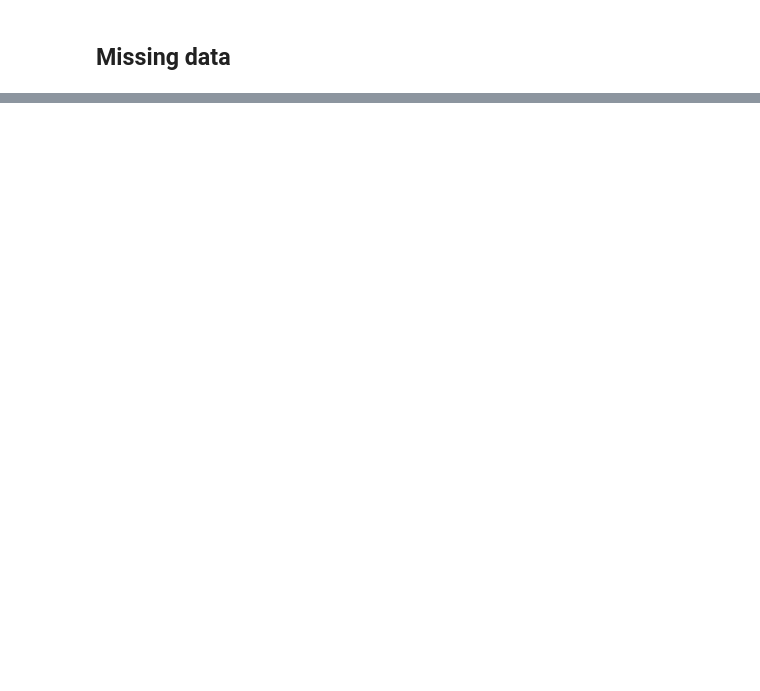
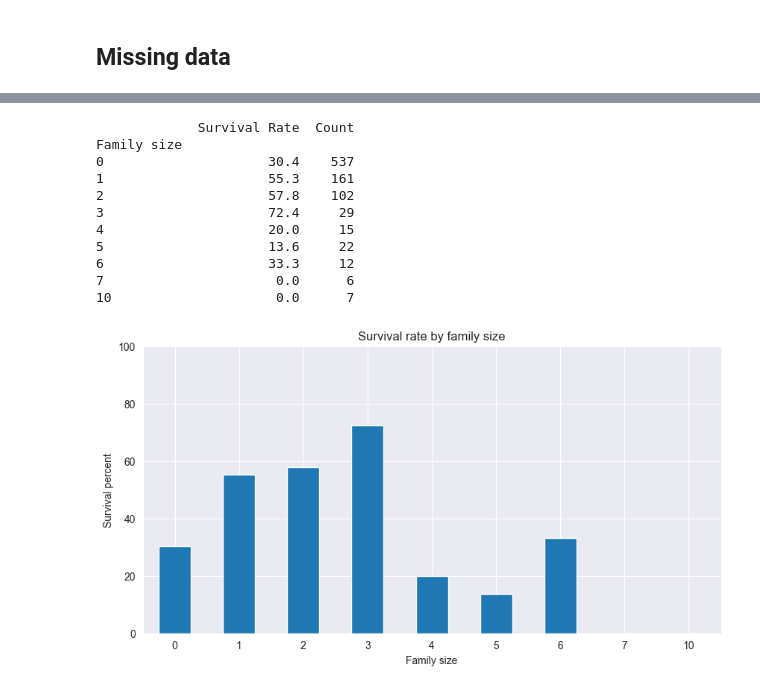
Before and after one commit to qbx11/Kaggle, a Jupyter notebook: Titanic/notebooks/test_1.ipynb, the cells around one changed output, grey strips where cells are left out. Saved outputs shown, nothing was run; the diff lists cells and outputs as text; code cells hidden in the pictures; blank space fills up the shorter version.

```diff
--- a/Titanic/notebooks/test_1.ipynb
+++ b/Titanic/notebooks/test_1.ipynb
@@ -49,0 +121,27 @@ Embarked        2     0.22
+# %%
+train['Family size'] = train['SibSp'] + train['Parch']
+survival_by_fam_size = train.groupby('Family size')['Survived'].agg(['mean','count'])
+survival_by_fam_size['mean'] = (survival_by_fam_size['mean'] * 100).round(1)
+survival_by_fam_size.columns = ['Survival Rate', 'Count']
+print(survival_by_fam_size)
+
+plt.figure(figsize=(10, 5))
+survival_by_fam_size['Survival Rate'].plot(kind='bar',rot=0)
+plt.title('Survival rate by family size')
+plt.ylabel('Survival percent')
+plt.xlabel('Family size')
+plt.ylim(0, 100)
+plt.show()
+# %% [output]
+             Survival Rate  Count
+Family size
+0                     30.4    537
+1                     55.3    161
+2                     57.8    102
+3                     72.4     29
+4                     20.0     15
+5                     13.6     22
+6                     33.3     12
+7                      0.0      6
+10                     0.0      7
+[figure, added]
```
Also changed, not shown: parts of 10 cells of this notebook, 2 other files.
